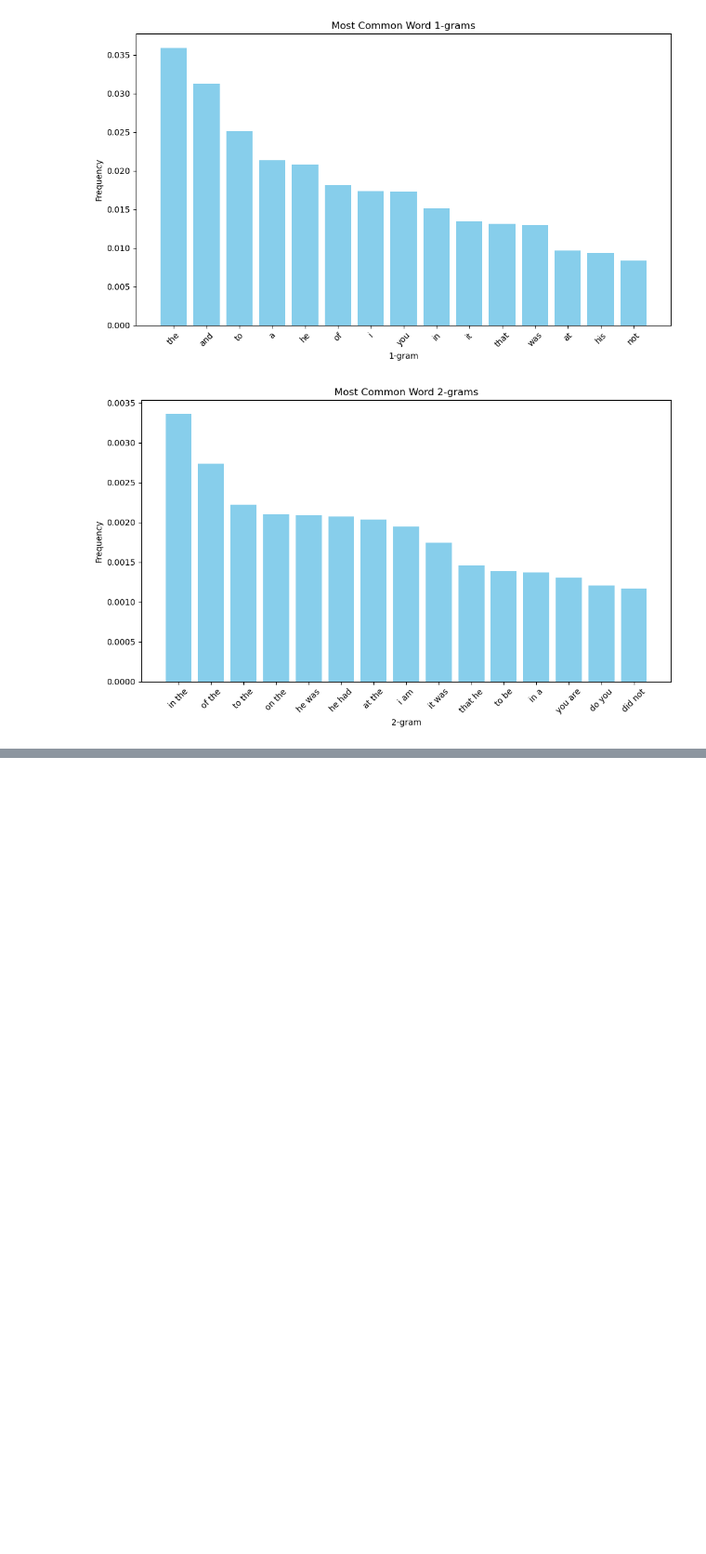
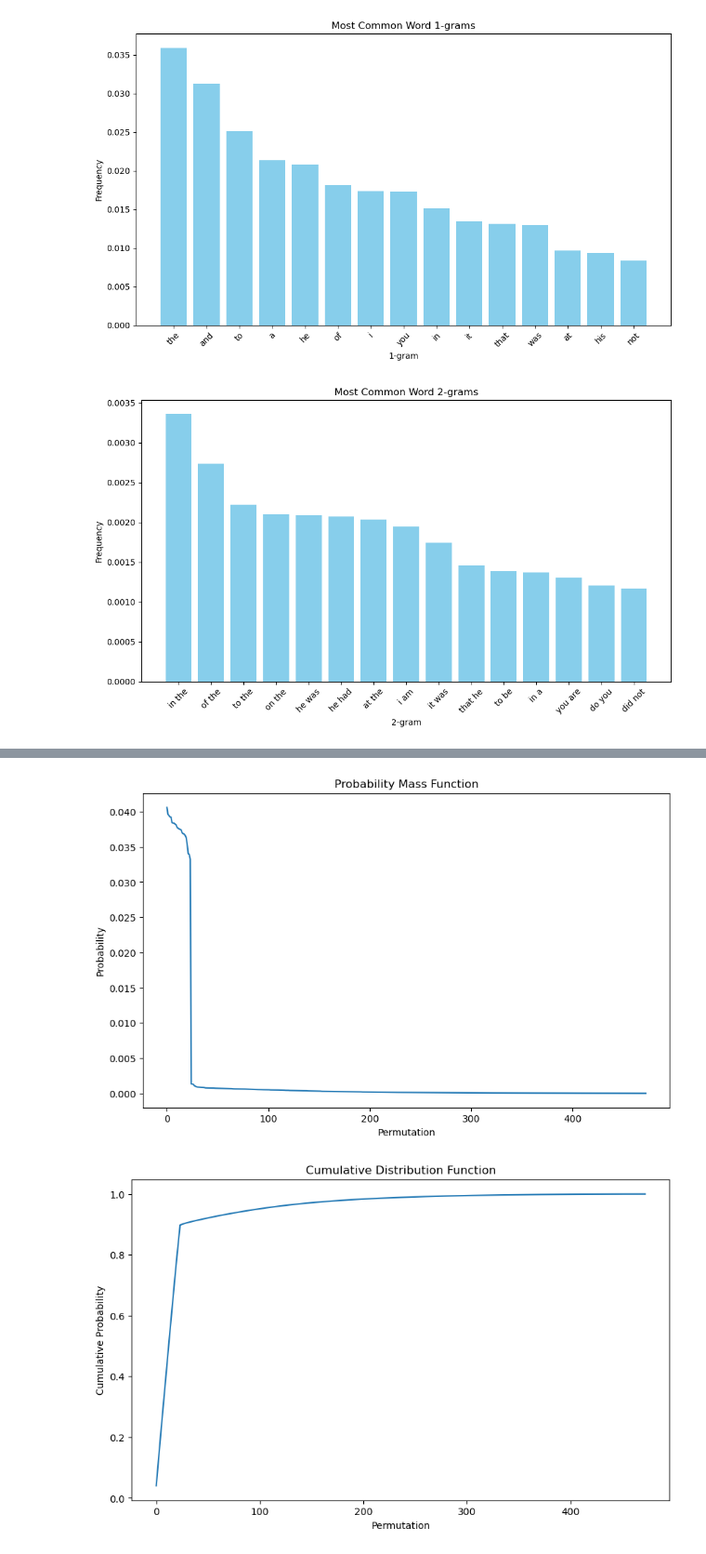
Before and after one commit to dyao13/PatternTheory, a Jupyter notebook: code/shannons_model_of_text.ipynb, the cells around one changed output, grey strips where cells are left out. Shown at 93% size. Saved outputs shown, nothing was run; the diff lists cells and outputs as text; code cells hidden in the pictures; blank space fills up the shorter version.

```diff
--- a/code/shannons_model_of_text.ipynb
+++ b/code/shannons_model_of_text.ipynb
@@ -139,34 +145,27 @@ plt.show()
 # %%
 pmf = []
 cdf = []
 
 count = Counter([tuple(perm.items()) for perm in state_chain])
 count = count.most_common(len(count))
 
 for _, cnt in count:
     pmf.append(cnt / len(state_chain))
     cdf.append(sum(pmf))
 
 plt.figure(figsize=(10, 6))
 plt.plot(range(len(count)), pmf)
 plt.xlabel("Permutation")
 plt.ylabel("Probability")
 plt.title("Probability Mass Function")
 plt.show()
 
 plt.figure(figsize=(10, 6))
 plt.plot(range(len(count)), cdf)
 plt.xlabel("Permutation")
 plt.ylabel("Cumulative Probability")
 plt.title("Cumulative Distribution Function")
 plt.show()
-
-energy_chain = np.array(energy_chain)
-energy_chain = np.log(energy_chain)
-
-plt.figure(figsize=(10, 6))
-plt.plot(energy_chain)
-plt.xlabel("Iteration")
-plt.ylabel("Log Energy")
-plt.title("Log Energy vs. Iteration")
-plt.show()
+# %% [output]
+[figure, added]
+[figure, added]
```
Also changed, not shown: parts of 5 cells of this notebook, 3 other files.
